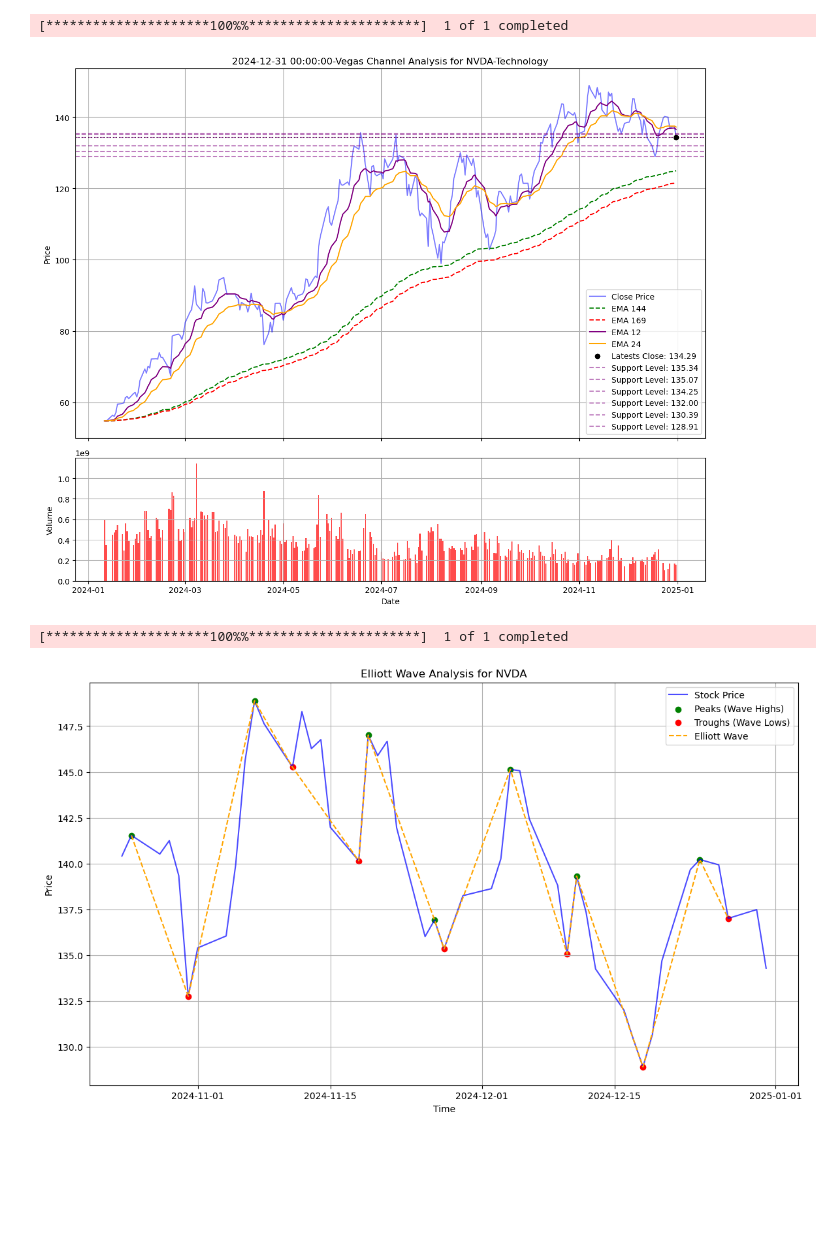
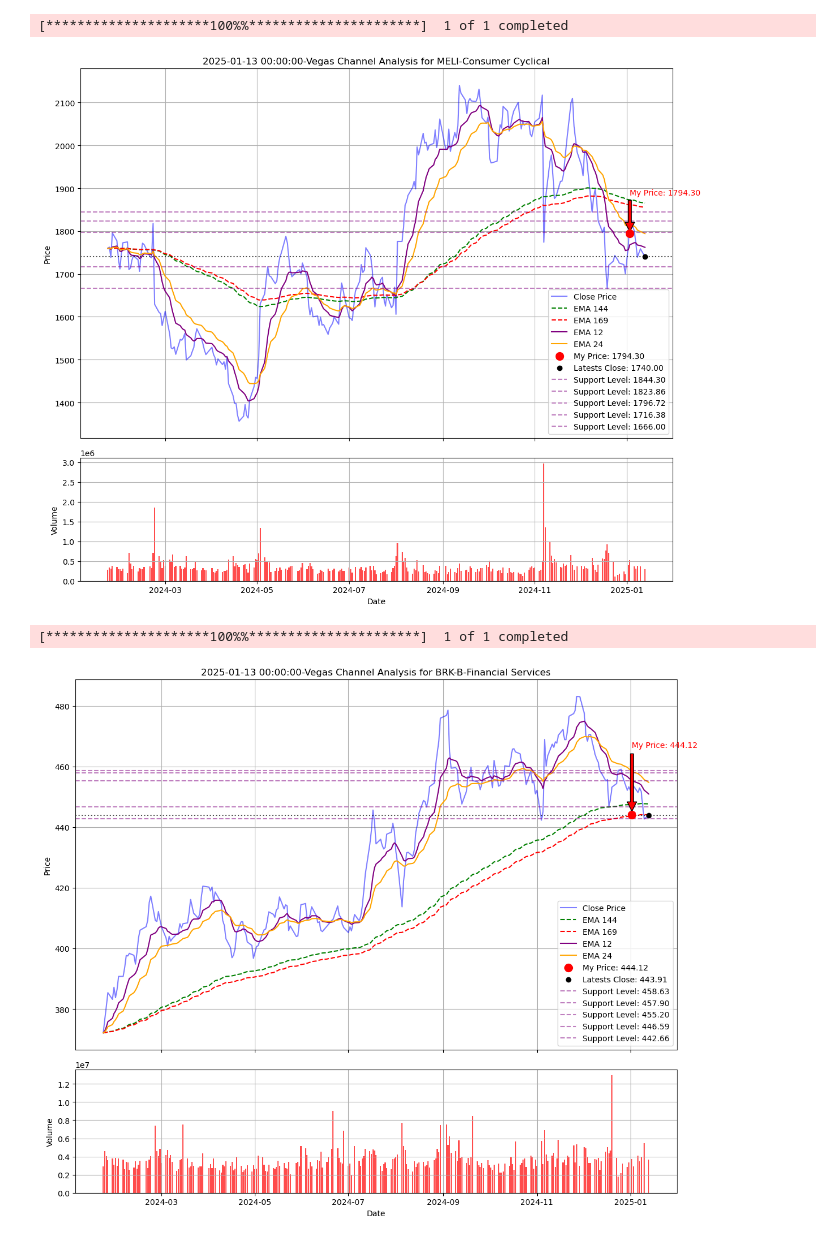
Before and after one commit to masterTrooperMx/PY_notebooks, a Jupyter notebook: STOCKS/yahoofin/portfolio_TechnicalAnalysis.ipynb, the cells around one changed output. Cells and saved outputs as stored; diff of their text form; code cells hidden in the pictures; blank space fills up the shorter version.

```diff
--- a/STOCKS/yahoofin/portfolio_TechnicalAnalysis.ipynb
+++ b/STOCKS/yahoofin/portfolio_TechnicalAnalysis.ipynb
@@ -450,6 +453,33 @@ plt.close()
+# %%
+# Stock symbol and date range
+symbol = 'MELI'  # MercadoLibre
+today = datetime.date.today()
+# choose days = week_days * number_weeks ago
+w_days = 7
+n_weeks = 51
+# some weeks from now
+ago_weeks = datetime.timedelta(days=w_days * n_weeks)
+last_weeks = today - ago_weeks
+#start_date = '2023-01-01'
+start_date = last_weeks
+#end_date = '2023-10-10'
+end_date = today
+
+# Download stock data
+stock_data = download_stock_data(symbol, start=start_date, end=end_date)
+
+# Perform Vegas Channel Analysis (calculate EMAs)
+stock_data = vegas_channel_analysis(stock_data)
+
+# Plot the result
+plot_vegas_channel(stock_data, symbol, '2025-01-03', 1794.3)
+plt.close()
+# %% [output]
+[*********************100%%**********************]  1 of 1 completed
+[figure, added]
 # %%
 # Stock symbol and date range
-symbol = 'NVDA'  # NVIDIA
+symbol = 'BRK-B'  # Berkshire Hathaway Inc
 today = datetime.date.today()
 # choose days = week_days * number_weeks ago
 w_days = 7
@@ -469,40 +499,8 @@ stock_data = download_stock_data(symbol, start=start_date, end=end_date)
 stock_data = vegas_channel_analysis(stock_data)
 
 # Plot the result
-plot_vegas_channel(stock_data, symbol)
+plot_vegas_channel(stock_data, symbol, '2025-01-02', 444.12)
 plt.close()
 # %% [output]
 [*********************100%%**********************]  1 of 1 completed
-[figure, old version]
+[figure, new version]
-# %%
-# Stock symbol and date range with Elliot Wave analysis
-symbol = 'NVDA'  # NVIDIA
-today = datetime.date.today()
-# choose days = week_days * number_weeks ago
-w_days = 7
-n_weeks = 10
-# some weeks from now
-ago_weeks = datetime.timedelta(days=w_days * n_weeks)
-last_weeks = today - ago_weeks
-#start_date = '2023-01-01'
-start_date = last_weeks
-#end_date = '2023-10-10'
-end_date = today
-
-# Step 1: Download the stock data
-elliot_stock_data = download_stock_data(symbol, start=start_date, end=end_date)
-
-# Step 2: Identify peaks and troughs
-elliot_close_prices = elliot_stock_data['Close']
-# test
-#elliot_close_prices.plot()
-
-distance = 5
-peaks, troughs = identify_peaks_and_troughs(elliot_close_prices, distance=distance)
-
-# Step 3: Plot the Elliott wave analysis
-plot_elliott_wave(elliot_close_prices, peaks, troughs, title=f"Elliott Wave Analysis for {symbol}")
-plt.close()
-# %% [output]
-[*********************100%%**********************]  1 of 1 completed
-[figure, removed]
```
Also changed, not shown: parts of 17 cells of this notebook, 2 other files.
